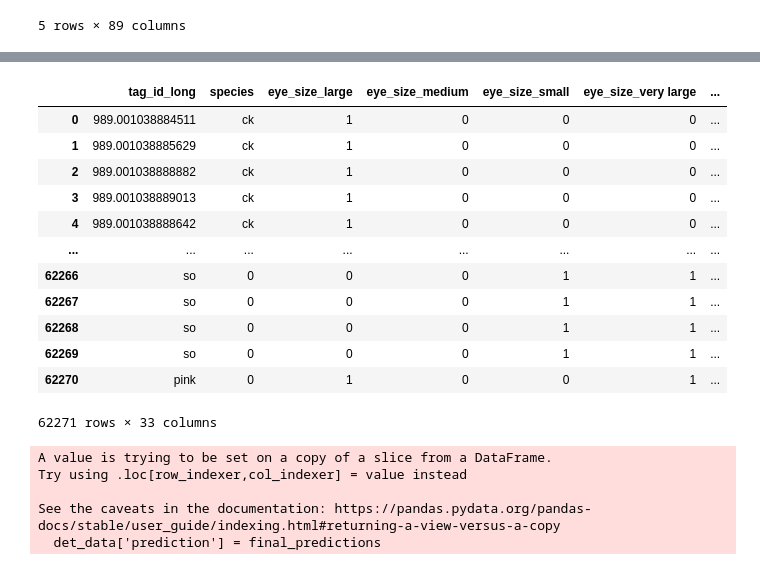
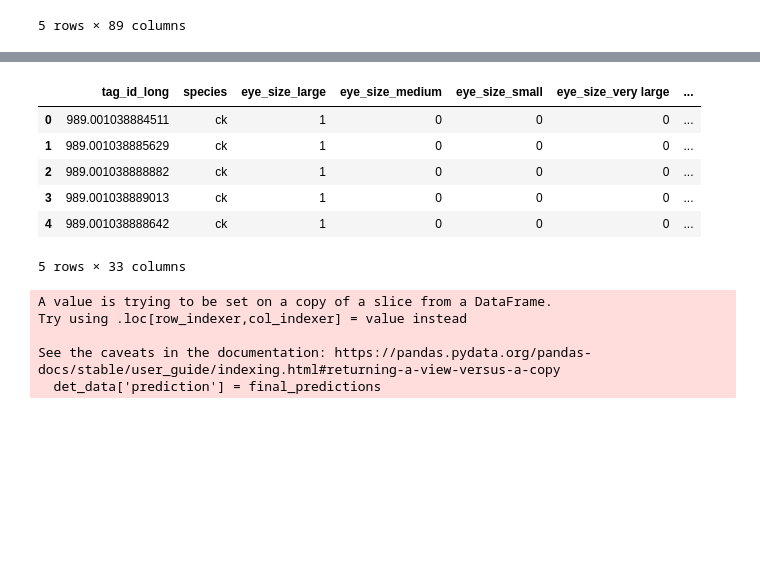
Before and after one commit to brahmwg/Bottlenecks_MDS_Capstone, a Jupyter notebook: mds_deliverables/species_prediction_model/demo/demo.ipynb, the cells around one changed output, grey strips where cells are left out. Saved outputs shown, nothing was run; the diff lists cells and outputs as text; code cells hidden in the pictures; blank space fills up the shorter version.

```diff
--- a/mds_deliverables/species_prediction_model/demo/demo.ipynb
+++ b/mds_deliverables/species_prediction_model/demo/demo.ipynb
@@ -65,19 +59,13 @@ prob_data
 # %%
-det_data
+det_data.head()
 # %% [output]
 |  | tag_id_long | species | eye_size_large | eye_size_medium | eye_size_small | eye_size_very large | ... |
 | 0 | 989.001038884511 | ck | 1 | 0 | 0 | 0 | ... |
 | 1 | 989.001038885629 | ck | 1 | 0 | 0 | 0 | ... |
 | 2 | 989.001038888882 | ck | 1 | 0 | 0 | 0 | ... |
 | 3 | 989.001038889013 | ck | 1 | 0 | 0 | 0 | ... |
 | 4 | 989.001038888642 | ck | 1 | 0 | 0 | 0 | ... |
-| ... | ... | ... | ... | ... | ... | ... | ... |
-| 62266 | so | 0 | 0 | 0 | 1 | 1 | ... |
-| 62267 | so | 0 | 0 | 0 | 1 | 1 | ... |
-| 62268 | so | 0 | 0 | 0 | 1 | 1 | ... |
-| 62269 | so | 0 | 0 | 0 | 1 | 1 | ... |
-| 62270 | pink | 0 | 1 | 0 | 0 | 1 | ... |
-62271 rows × 33 columns
+5 rows × 33 columns
 # %%
 def voting_classifier_deterministic(data):
     random_numbers = [42, 231, 351, 701, 996, 523, 710, 686, 568, 268]
```
Also changed, not shown: parts of 9 cells of this notebook, 3 other files.
